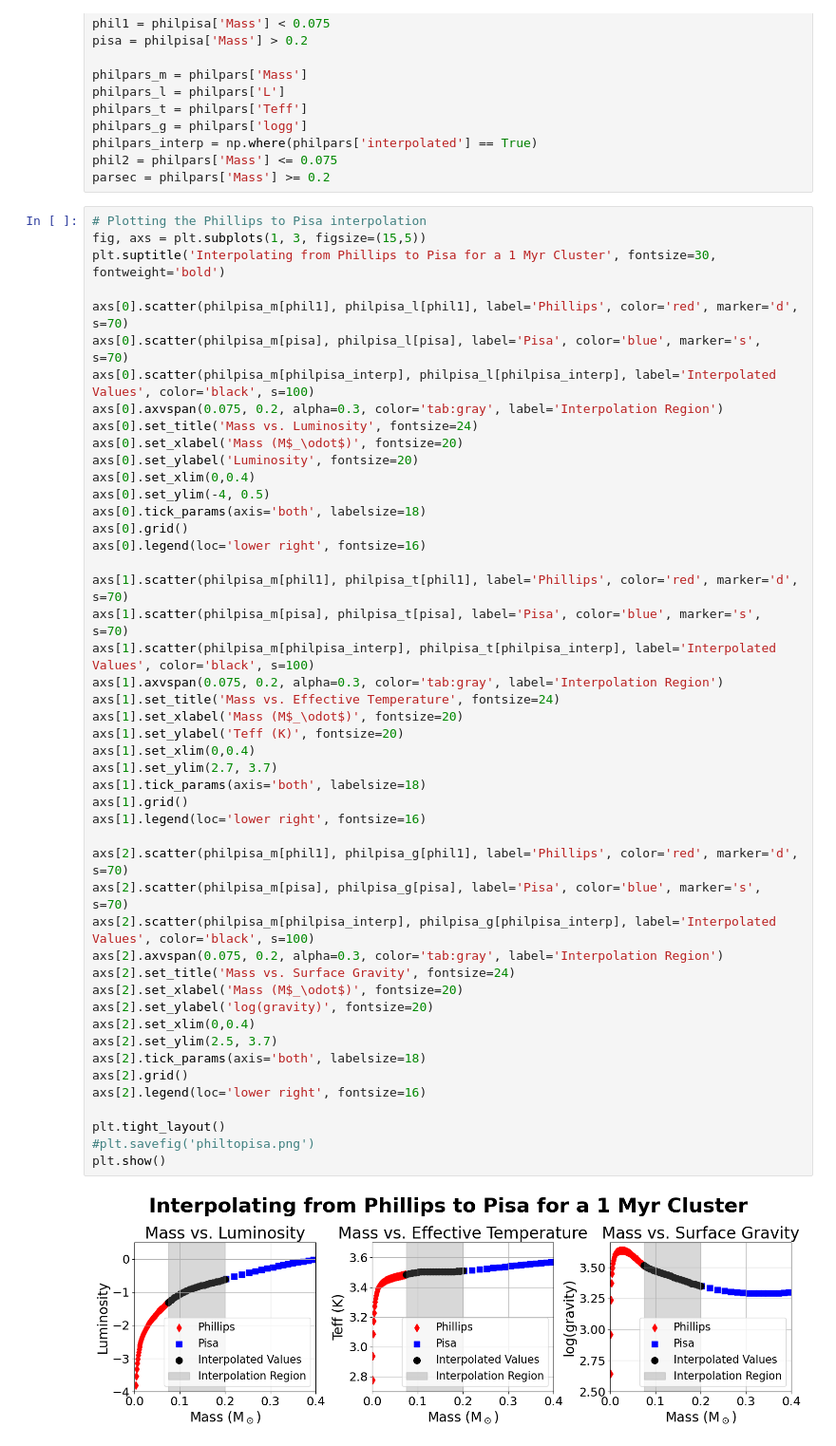
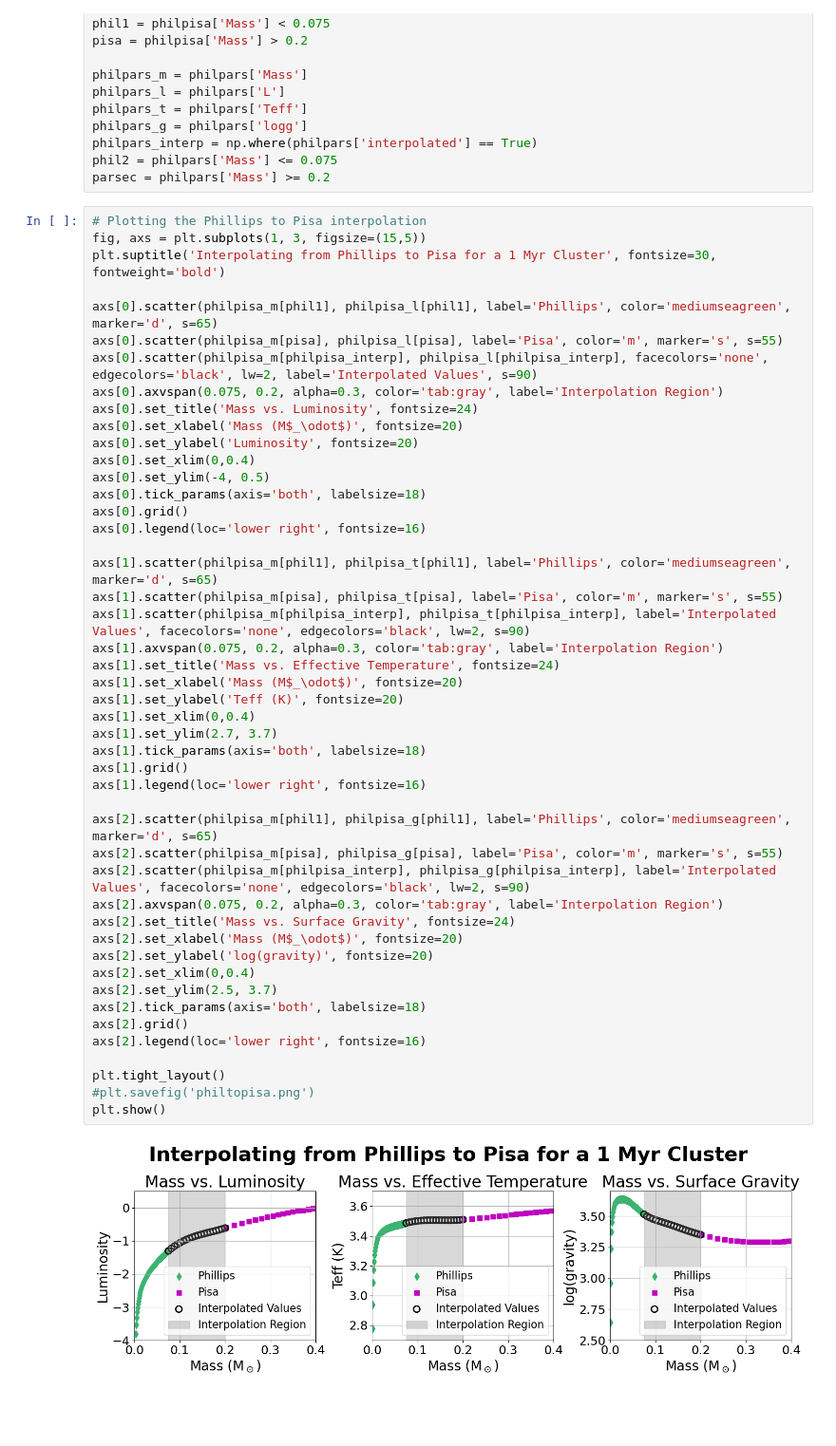
Before and after one commit to astropy/SPISEA, a Jupyter notebook: docs/paper_examples/Begbie+26/Figure 4.ipynb, the cells around one changed output. Shown at 95% size. Saved outputs shown, nothing was run; the diff lists cells and outputs as text; blank space fills up the shorter version.

Commit message:
Figure changes for Begbie+26

```diff
--- a/docs/paper_examples/Begbie+26/Figure 4.ipynb
+++ b/docs/paper_examples/Begbie+26/Figure 4.ipynb
@@ -37,9 +37,9 @@ parsec = philpars['Mass'] >= 0.2
 fig, axs = plt.subplots(1, 3, figsize=(15,5))
 plt.suptitle('Interpolating from Phillips to Pisa for a 1 Myr Cluster', fontsize=30, fontweight='bold')
 
-axs[0].scatter(philpisa_m[phil1], philpisa_l[phil1], label='Phillips', color='red', marker='d', s=70)
-axs[0].scatter(philpisa_m[pisa], philpisa_l[pisa], label='Pisa', color='blue', marker='s', s=70)
-axs[0].scatter(philpisa_m[philpisa_interp], philpisa_l[philpisa_interp], label='Interpolated Values', color='black', s=100)
+axs[0].scatter(philpisa_m[phil1], philpisa_l[phil1], label='Phillips', color='mediumseagreen', marker='d', s=65)
+axs[0].scatter(philpisa_m[pisa], philpisa_l[pisa], label='Pisa', color='m', marker='s', s=55)
+axs[0].scatter(philpisa_m[philpisa_interp], philpisa_l[philpisa_interp], facecolors='none', edgecolors='black', lw=2, label='Interpolated Values', s=90)
 axs[0].axvspan(0.075, 0.2, alpha=0.3, color='tab:gray', label='Interpolation Region')
 axs[0].set_title('Mass vs. Luminosity', fontsize=24)
 axs[0].set_xlabel('Mass (M$_\odot$)', fontsize=20)
@@ -47,40 +47,40 @@ axs[0].set_ylabel('Luminosity', fontsize=20)
 axs[0].set_xlim(0,0.4)
 axs[0].set_ylim(-4, 0.5)
 axs[0].tick_params(axis='both', labelsize=18)
 axs[0].grid()
 axs[0].legend(loc='lower right', fontsize=16)
 
-axs[1].scatter(philpisa_m[phil1], philpisa_t[phil1], label='Phillips', color='red', marker='d', s=70)
-axs[1].scatter(philpisa_m[pisa], philpisa_t[pisa], label='Pisa', color='blue', marker='s', s=70)
-axs[1].scatter(philpisa_m[philpisa_interp], philpisa_t[philpisa_interp], label='Interpolated Values', color='black', s=100)
+axs[1].scatter(philpisa_m[phil1], philpisa_t[phil1], label='Phillips', color='mediumseagreen', marker='d', s=65)
+axs[1].scatter(philpisa_m[pisa], philpisa_t[pisa], label='Pisa', color='m', marker='s', s=55)
+axs[1].scatter(philpisa_m[philpisa_interp], philpisa_t[philpisa_interp], label='Interpolated Values', facecolors='none', edgecolors='black', lw=2, s=90)
 axs[1].axvspan(0.075, 0.2, alpha=0.3, color='tab:gray', label='Interpolation Region')
 axs[1].set_title('Mass vs. Effective Temperature', fontsize=24)
 axs[1].set_xlabel('Mass (M$_\odot$)', fontsize=20)
 axs[1].set_ylabel('Teff (K)', fontsize=20)
 axs[1].set_xlim(0,0.4)
 axs[1].set_ylim(2.7, 3.7)
 axs[1].tick_params(axis='both', labelsize=18)
 axs[1].grid()
 axs[1].legend(loc='lower right', fontsize=16)
 
-axs[2].scatter(philpisa_m[phil1], philpisa_g[phil1], label='Phillips', color='red', marker='d', s=70)
-axs[2].scatter(philpisa_m[pisa], philpisa_g[pisa], label='Pisa', color='blue', marker='s', s=70)
-axs[2].scatter(philpisa_m[philpisa_interp], philpisa_g[philpisa_interp], label='Interpolated Values', color='black', s=100)
+axs[2].scatter(philpisa_m[phil1], philpisa_g[phil1], label='Phillips', color='mediumseagreen', marker='d', s=65)
+axs[2].scatter(philpisa_m[pisa], philpisa_g[pisa], label='Pisa', color='m', marker='s', s=55)
+axs[2].scatter(philpisa_m[philpisa_interp], philpisa_g[philpisa_interp], label='Interpolated Values', facecolors='none', edgecolors='black', lw=2, s=90)
 axs[2].axvspan(0.075, 0.2, alpha=0.3, color='tab:gray', label='Interpolation Region')
 axs[2].set_title('Mass vs. Surface Gravity', fontsize=24)
 axs[2].set_xlabel('Mass (M$_\odot$)', fontsize=20)
 axs[2].set_ylabel('log(gravity)', fontsize=20)
 axs[2].set_xlim(0,0.4)
 axs[2].set_ylim(2.5, 3.7)
 axs[2].tick_params(axis='both', labelsize=18)
 axs[2].grid()
 axs[2].legend(loc='lower right', fontsize=16)
 
 plt.tight_layout()
 #plt.savefig('philtopisa.png')
 plt.show()
 # %% [output]
-[figure, old version]
+[figure, new version]
 # %%
 # Plotting the Phillips to PARSEC interpolation
 fig, axs = plt.subplots(1, 3, figsize=(15,5))
```
Also changed, not shown: parts of 1 cell of this notebook, 6 other files.
